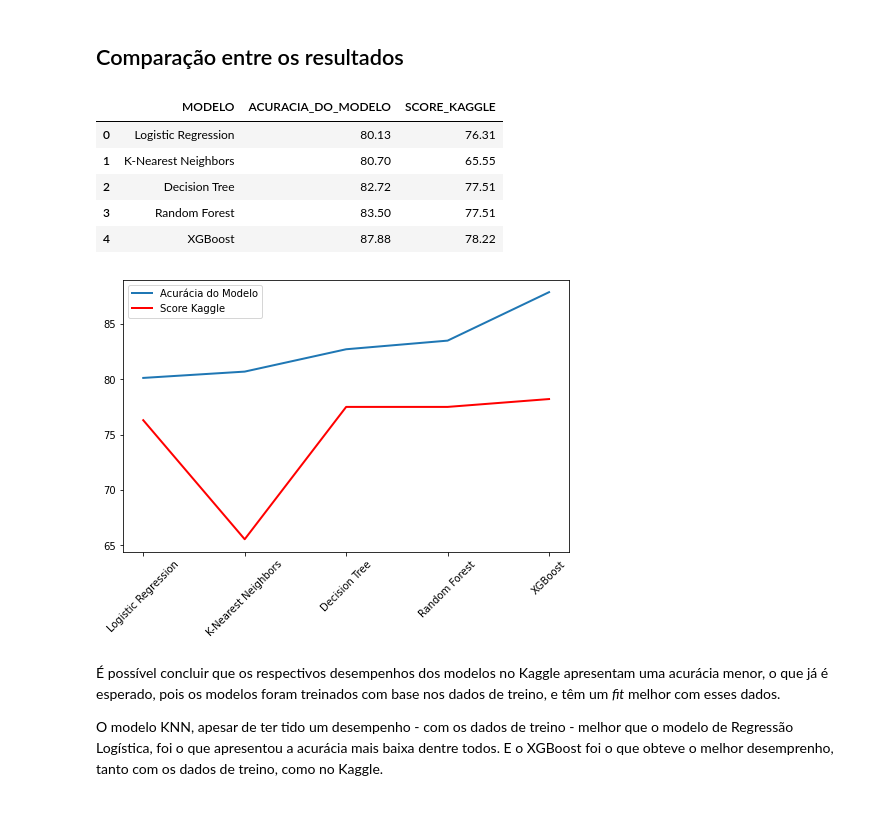
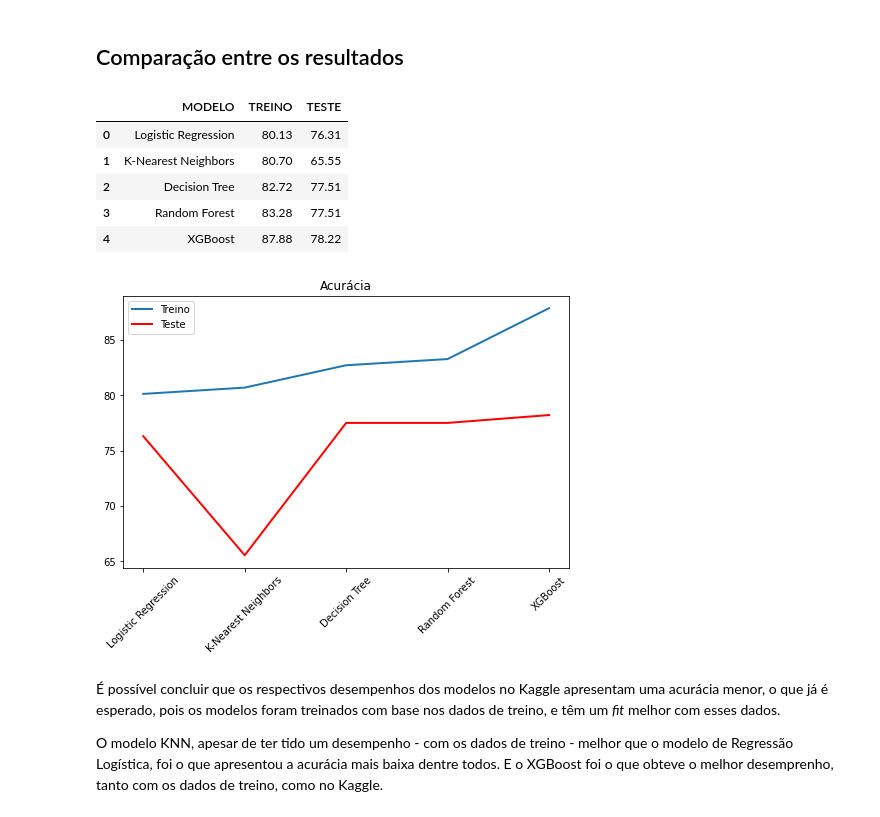
Before and after one commit to jullymaellylima/data_science, a Jupyter notebook: titanicparteII/Desafio_Kaggle_Titanic_parte_II.ipynb, the cells around one changed output. Cells and saved outputs as stored; diff of their text form; code cells hidden in the pictures.

```diff
--- a/titanicparteII/Desafio_Kaggle_Titanic_parte_II.ipynb
+++ b/titanicparteII/Desafio_Kaggle_Titanic_parte_II.ipynb
@@ -311,35 +311,36 @@ O modelo apresentou no Kaggle uma acurácia de 78%.
 # %%
 # comparação dos resultados
 
-resultado = pd.DataFrame({
+acuracia = pd.DataFrame({
         "MODELO": ['Logistic Regression', 'K-Nearest Neighbors', 'Decision Tree', 'Random Forest', 'XGBoost'],
-        "ACURACIA_DO_MODELO": [acc_logReg, acc_knn, acc_tree, acc_rf, acc_xgb],
-        "SCORE_KAGGLE": [76.31, 65.55, 77.51, 77.51, 78.22]
+        "TREINO": [acc_logReg, acc_knn, acc_tree, acc_rf, acc_xgb],
+        "TESTE": [76.31, 65.55, 77.51, 77.51, 78.22]
       })
 
-resultado
+acuracia
 # %% [output]
-|  | MODELO | ACURACIA_DO_MODELO | SCORE_KAGGLE |
+|  | MODELO | TREINO | TESTE |
 | 0 | Logistic Regression | 80.13 | 76.31 |
 | 1 | K-Nearest Neighbors | 80.70 | 65.55 |
 | 2 | Decision Tree | 82.72 | 77.51 |
-| 3 | Random Forest | 83.50 | 77.51 |
+| 3 | Random Forest | 83.28 | 77.51 |
 | 4 | XGBoost | 87.88 | 78.22 |
 # %%
 plt.figure(figsize=(8, 5))
-plt.plot(resultado['MODELO'], resultado['ACURACIA_DO_MODELO'],
-         label='Acurácia do Modelo',
+plt.plot(acuracia['MODELO'], acuracia['TREINO'],
+         label='Treino',
          linewidth=2.0)
-plt.plot(resultado['MODELO'], resultado['SCORE_KAGGLE'],
+plt.plot(acuracia['MODELO'], acuracia['TESTE'],
          color='red',
          linewidth=2.0,
-         label='Score Kaggle'
+         label='Teste'
         )
 plt.xticks(rotation=45)
 plt.legend()
+plt.title('Acurácia')
 plt.savefig('comparacao.png', dpi = 300)
 # %% [output]
-[figure, old version]
+[figure, new version]
 # %% [markdown]
 É possível concluir que os respectivos desempenhos dos modelos no Kaggle apresentam uma acurácia menor, o que já é esperado, pois os modelos foram treinados com base nos dados de treino, e têm um *fit* melhor com esses dados.
 
```
Also changed, not shown: parts of 1 cell of this notebook, 4 other files.
